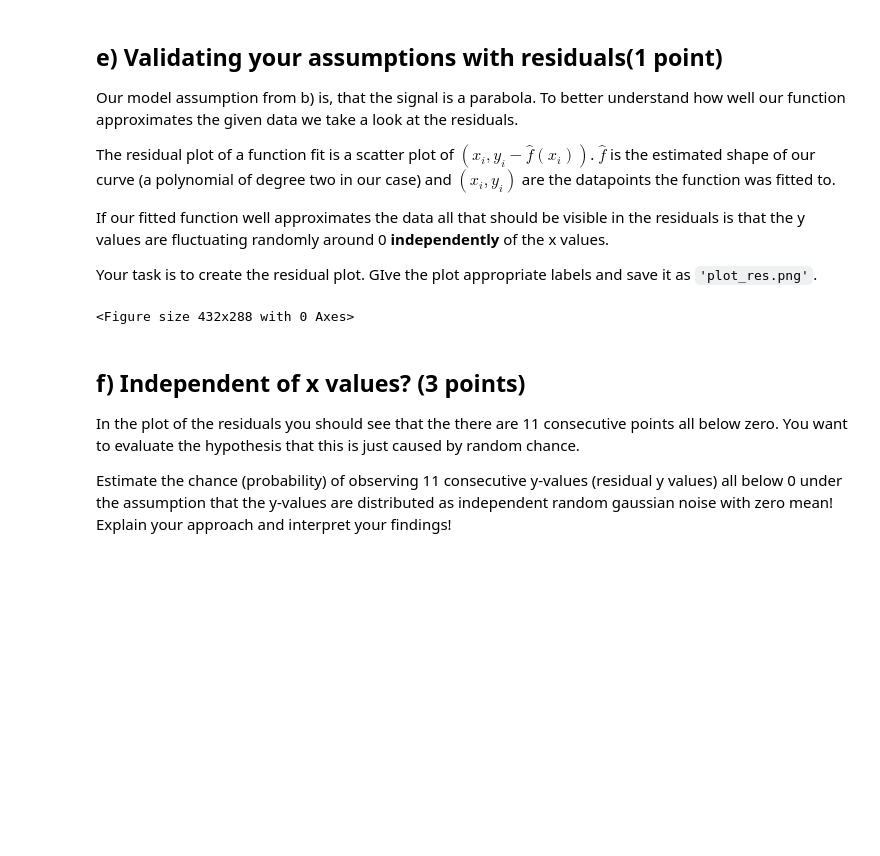
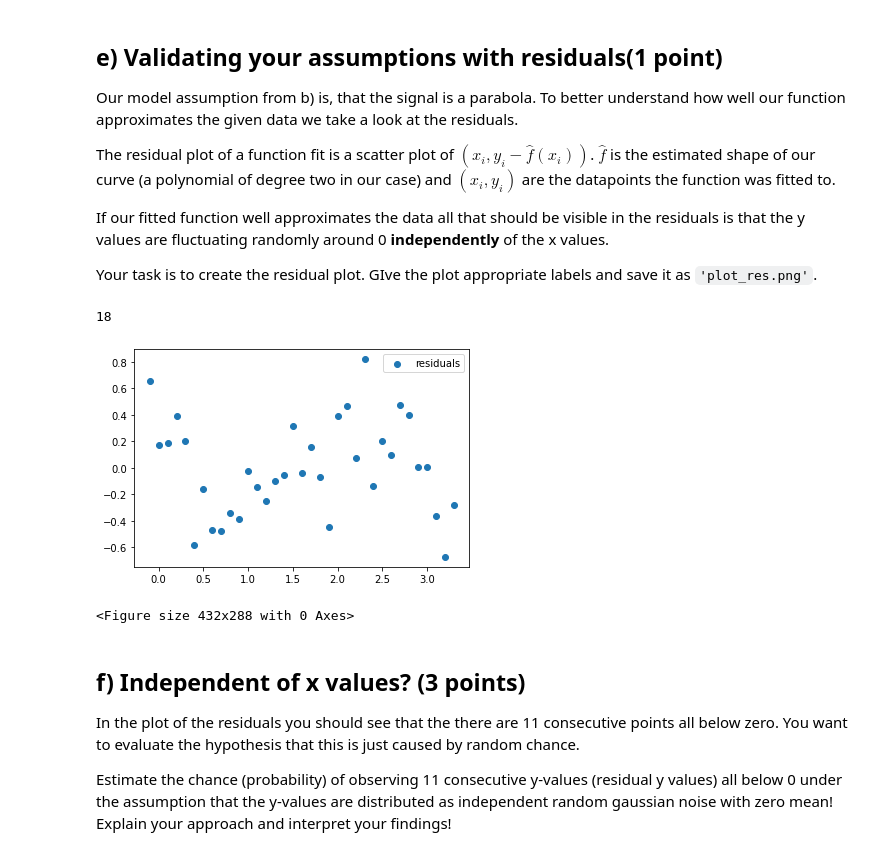
Before and after one commit to Starcrysis/WS_23_coding_abgaben, a Jupyter notebook: SDS/Assignment 1/sds_HA1_tasks.ipynb, the cells around one changed output. Saved outputs shown, nothing was run; the diff lists cells and outputs as text; code cells hidden in the pictures; blank space fills up the shorter version.

```diff
--- a/SDS/Assignment 1/sds_HA1_tasks.ipynb
+++ b/SDS/Assignment 1/sds_HA1_tasks.ipynb
@@ -209,10 +202,19 @@ The residual plot of a function fit is a scatter plot of  $(x_i, y_i - \hat f(x_
 If our fitted function well approximates the data all that should be visible in the residuals is that the y values are fluctuating randomly around 0 **independently** of the x values.
 
 Your task is to create the residual plot. GIve the plot appropriate labels and save it as `'plot_res.png'`.
-# %%
-fig_res = plt.figure()
-# %% [output]
-<Figure size 432x288 with 0 Axes>
+# %%
+y_par = [params[0]*x_i**2 + params[1]*x_i + params[2] for x_i in x]
+residuals = [(y_i - fx_i) for (y_i, fx_i) in zip(y, y_par)]
+
+print(len([res for res in residuals if res <= 0]))
+plt.scatter(x = x, y = residuals, label = "residuals")
+plt.legend()
+
+fig_res = plt.figure()
+# %% [output]
+18
+[figure, added]
+<Figure size 432x288 with 0 Axes>
 # %%
 fig_res.savefig("plot_res.png")
 # %% [markdown]
```
Also changed, not shown: parts of 5 cells of this notebook, 1 other file.
